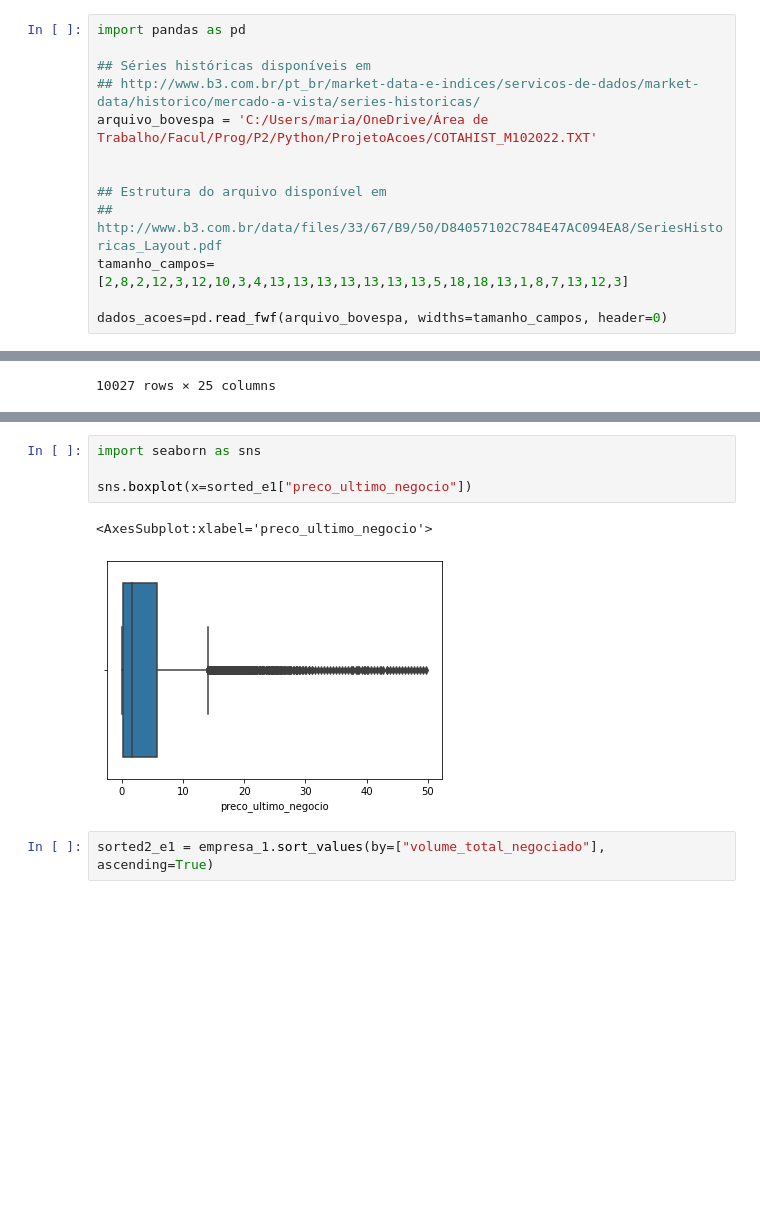
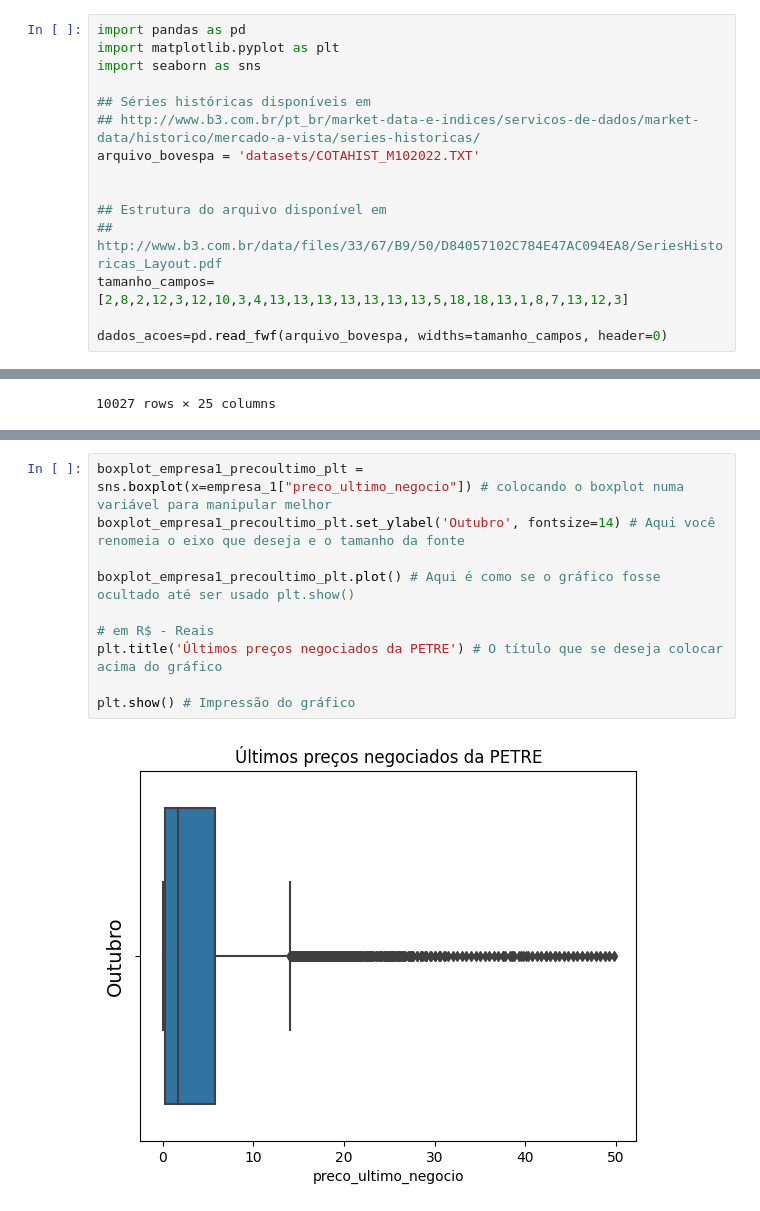
Before and after one commit to data-science-ci/actions-price-analysis, a Jupyter notebook: bovespa.ipynb, the cells around one changed output, grey strips where cells are left out. Saved outputs shown, nothing was run; the diff lists cells and outputs as text; blank space fills up the shorter version.

```diff
--- a/bovespa.ipynb
+++ b/bovespa.ipynb
@@ -1,9 +1,11 @@
 # %%
 import pandas as pd
+import matplotlib.pyplot as plt
+import seaborn as sns
 
 ## Séries históricas disponíveis em
 ## http://www.b3.com.br/pt_br/market-data-e-indices/servicos-de-dados/market-data/historico/mercado-a-vista/series-historicas/
-arquivo_bovespa = 'C:/Users/maria/OneDrive/Área de Trabalho/Facul/Prog/P2/Python/ProjetoAcoes/COTAHIST_M102022.TXT'
+arquivo_bovespa = 'datasets/COTAHIST_M102022.TXT'
 
 
 ## Estrutura do arquivo disponível em
@@ -162,10 +130,13 @@ sorted_e1["preco_ultimo_negocio"].mean()
 # %%
-import seaborn as sns
+boxplot_empresa1_precoultimo_plt = sns.boxplot(x=empresa_1["preco_ultimo_negocio"]) # colocando o boxplot numa variável para manipular melhor
+boxplot_empresa1_precoultimo_plt.set_ylabel('Outubro', fontsize=14) # Aqui você renomeia o eixo que deseja e o tamanho da fonte
 
-sns.boxplot(x=sorted_e1["preco_ultimo_negocio"])
+boxplot_empresa1_precoultimo_plt.plot() # Aqui é como se o gráfico fosse ocultado até ser usado plt.show()
+
+# em R$ - Reais
+plt.title('Últimos preços negociados da PETRE') # O título que se deseja colocar acima do gráfico
+
+plt.show() # Impressão do gráfico
 # %% [output]
-<AxesSubplot:xlabel='preco_ultimo_negocio'>
-[figure, old version]
+[figure, new version]
-# %%
-sorted2_e1 = empresa_1.sort_values(by=["volume_total_negociado"], ascending=True)
 # %%
```
Also changed, not shown: parts of 27 cells of this notebook.
